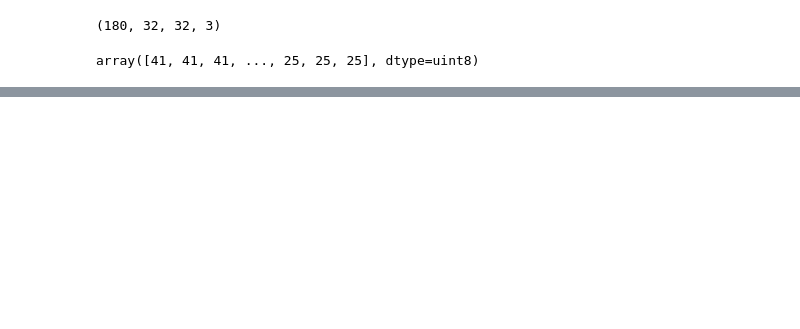
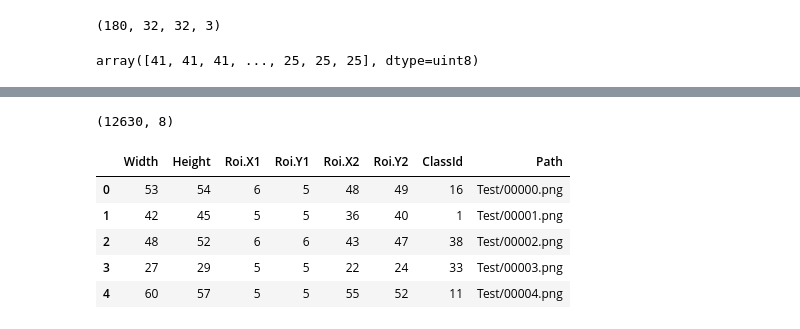
Before and after one commit to S-Ngigi/ML, a Jupyter notebook: TrafficSign.ipynb, the cells around one changed output, grey strips where cells are left out. Cells and saved outputs as stored; diff of their text form; code cells hidden in the pictures; blank space fills up the shorter version.

```diff
--- a/TrafficSign.ipynb
+++ b/TrafficSign.ipynb
@@ -261,0 +325,11 @@ array([41, 41, 41, ..., 25, 25, 25], dtype=uint8)
+# %%
+print(test_csv.shape)
+test_csv.head()
+# %% [output]
+(12630, 8)
+|  | Width | Height | Roi.X1 | Roi.Y1 | Roi.X2 | Roi.Y2 | ClassId | Path |
+| 0 | 53 | 54 | 6 | 5 | 48 | 49 | 16 | Test/00000.png |
+| 1 | 42 | 45 | 5 | 5 | 36 | 40 | 1 | Test/00001.png |
+| 2 | 48 | 52 | 6 | 6 | 43 | 47 | 38 | Test/00002.png |
+| 3 | 27 | 29 | 5 | 5 | 22 | 24 | 33 | Test/00003.png |
+| 4 | 60 | 57 | 5 | 5 | 55 | 52 | 11 | Test/00004.png |
```
Also changed, not shown: parts of 21 cells of this notebook.
